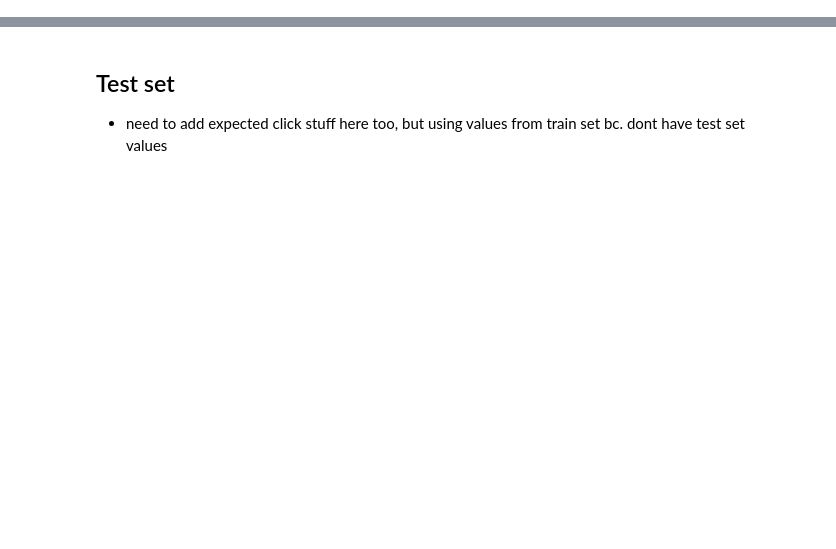
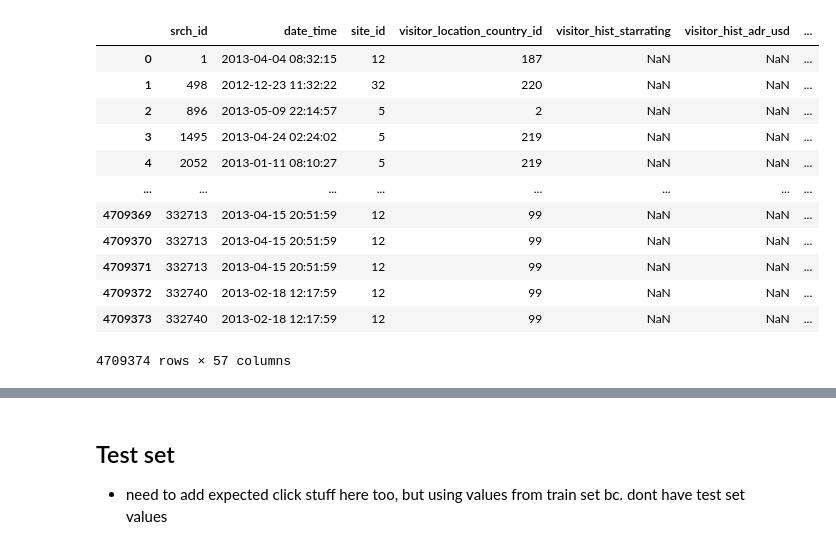
Before and after one commit to PaulHosek/DataMining, a Jupyter notebook: paul_feature_engineering.ipynb, the cells around one changed output, grey strips where cells are left out. Cells and saved outputs as stored; diff of their text form; code cells hidden in the pictures; blank space fills up the shorter version.

```diff
--- a/paul_feature_engineering.ipynb
+++ b/paul_feature_engineering.ipynb
@@ -35,6 +52,22 @@ def click_book_df(df):
 temp = click_book_df(df)
 df = df.merge(temp, on="prop_id")
 del temp
+# %%
+df
+# %% [output]
+|  | srch_id | date_time | site_id | visitor_location_country_id | visitor_hist_starrating | visitor_hist_adr_usd | ... |
+| 0 | 1 | 2013-04-04 08:32:15 | 12 | 187 | NaN | NaN | ... |
+| 1 | 498 | 2012-12-23 11:32:22 | 32 | 220 | NaN | NaN | ... |
+| 2 | 896 | 2013-05-09 22:14:57 | 5 | 2 | NaN | NaN | ... |
+| 3 | 1495 | 2013-04-24 02:24:02 | 5 | 219 | NaN | NaN | ... |
+| 4 | 2052 | 2013-01-11 08:10:27 | 5 | 219 | NaN | NaN | ... |
+| ... | ... | ... | ... | ... | ... | ... | ... |
+| 4709369 | 332713 | 2013-04-15 20:51:59 | 12 | 99 | NaN | NaN | ... |
+| 4709370 | 332713 | 2013-04-15 20:51:59 | 12 | 99 | NaN | NaN | ... |
+| 4709371 | 332713 | 2013-04-15 20:51:59 | 12 | 99 | NaN | NaN | ... |
+| 4709372 | 332740 | 2013-02-18 12:17:59 | 12 | 99 | NaN | NaN | ... |
+| 4709373 | 332740 | 2013-02-18 12:17:59 | 12 | 99 | NaN | NaN | ... |
+4709374 rows × 57 columns
 # %%
 # 2. Percentile rank of hotel in its country
 def hotel_country_rank_df(df):
```
Also changed, not shown: parts of 13 cells of this notebook, 2 other files.
